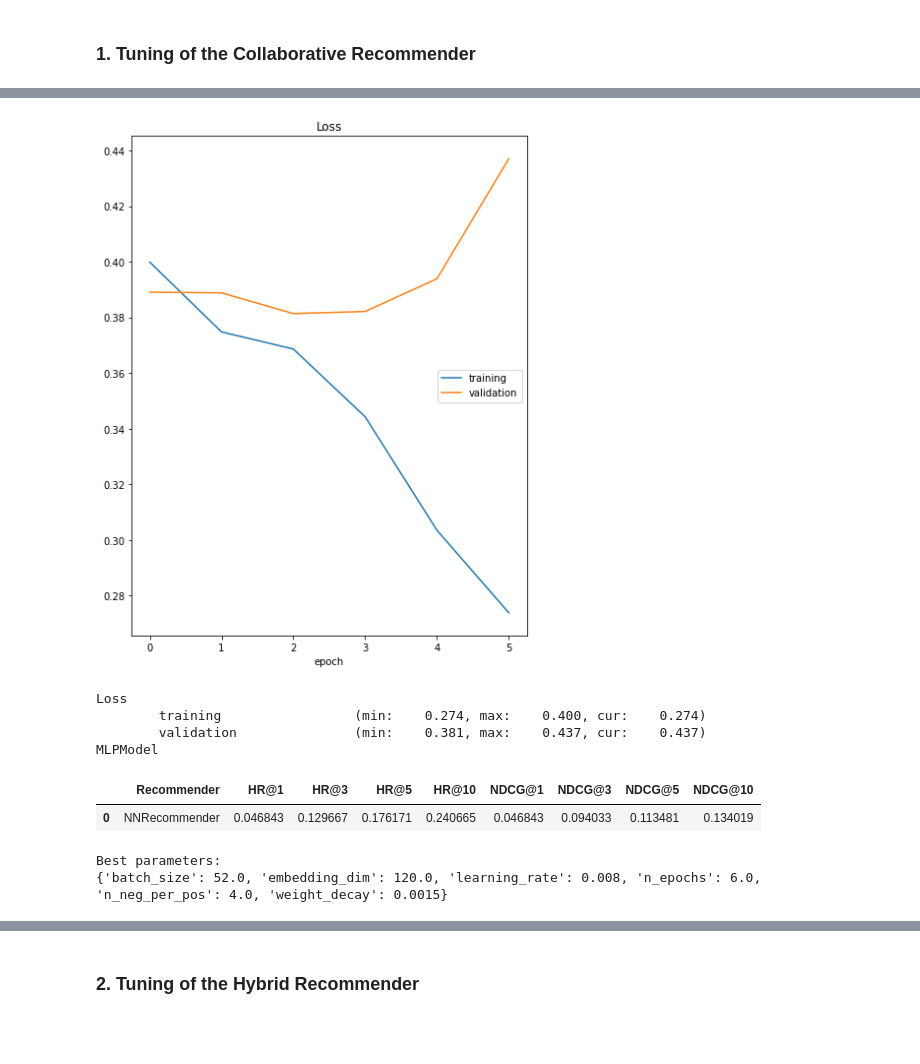
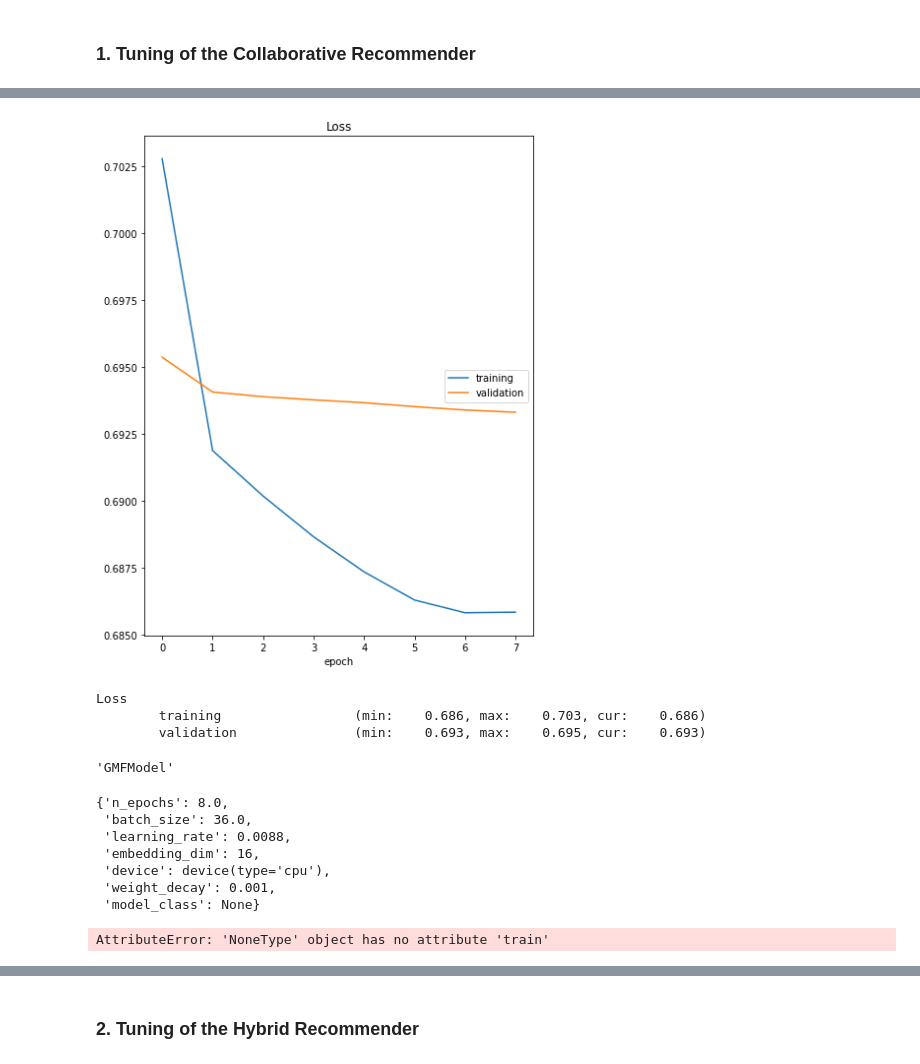
Before and after one commit to kabix09/NeuralNetworkHotelRecommender, a Jupyter notebook: project_2_recommender_and_evaluation.ipynb, the cells around one changed output, grey strips where cells are left out. Drawn from its saved outputs; the diff is of its cells as text; code cells hidden in the pictures; blank space fills up the shorter version.

```diff
--- a/project_2_recommender_and_evaluation.ipynb
+++ b/project_2_recommender_and_evaluation.ipynb
@@ -752,7 +752,7 @@ class NNRecommender(Recommender):
                 embedding_dim=6,
                 device=torch.device("cuda:0" if torch.cuda.is_available() else "cpu"),
                 weight_decay=0.0001,
-                model_class='MLPModel'):
+                model_class=None):
         """
         Initialize recommender params and variables.
         """
@@ -789,6 +789,7 @@ class NNRecommender(Recommender):
             'model_class': model_class
         }
         self.setup_config(params)
+        display(self.config)
 
     def setup_config(self, params):
         for key, value in params.items():
@@ -989,6 +990,8 @@ class NNRecommender(Recommender):
                 liveloss.update(logs)
                 liveloss.send()
 
+        display(self.config['model_class'])
+
         # Find the most popular items for the cold start problem
         offers_count = recommend_df.loc[:, ['item_id', 'user_id']].groupby(by='item_id').count()
         offers_count = offers_count.sort_values('user_id', ascending=False)
@@ -1209,30 +1217,35 @@ Best parameters:
 # %%
 # Test for classic veresion of recommender (using pairs user & item ids)
 param_space = {
     'n_neg_per_pos': hp.quniform('n_neg_per_pos', 1, 15, 1),
     'n_epochs': hp.quniform('n_epochs', 5, 30, 2),
     'batch_size': hp.quniform('batch_size', 16, 128, 4),
     'learning_rate': hp.quniform('learning_rate', 0.0001, 0.01, 0.0002),
     'embedding_dim': hp.quniform('embedding_dim', 16, 128, 8),
     'weight_decay': hp.quniform('weight_decay', 0.0001, 0.01, 0.0005),
-    'model_class': hp.choice('model_class', {1: 'GMFModel'})
+    'model_class': 'GMFModel'
+#    'model_class': hp.choice('model_class', {1: 'GMFModel'})
 }
 
 best_param_set = tune_recommender(NNRecommender, interactions_df, items_df,
                                   param_space, max_evals=10, show_progressbar=True, seed=seed)
 
 print("Best parameters:")
 print(best_param_set)
 # %% [output]
-[figure, old version]
+[figure, new version]
 Loss
-        training                 (min:    0.274, max:    0.400, cur:    0.274)
-        validation               (min:    0.381, max:    0.437, cur:    0.437)
-MLPModel
+        training                 (min:    0.686, max:    0.703, cur:    0.686)
+        validation               (min:    0.693, max:    0.695, cur:    0.693)
-|  | Recommender | HR@1 | HR@3 | HR@5 | HR@10 | NDCG@1 | NDCG@3 | NDCG@5 | NDCG@10 |
-| 0 | NNRecommender | 0.046843 | 0.129667 | 0.176171 | 0.240665 | 0.046843 | 0.094033 | 0.113481 | 0.134019 |
-Best parameters:
-{'batch_size': 52.0, 'embedding_dim': 120.0, 'learning_rate': 0.008, 'n_epochs': 6.0, 'n_neg_per_pos': 4.0, 'weight_decay': 0.0015}
+'GMFModel'
+{'n_epochs': 8.0,
+ 'batch_size': 36.0,
+ 'learning_rate': 0.0088,
+ 'embedding_dim': 16,
+ 'device': device(type='cpu'),
+ 'weight_decay': 0.001,
+ 'model_class': None}
+AttributeError: 'NoneType' object has no attribute 'train'
 # %%
 # Test for classic veresion of recommender (using pairs user & item ids)
 param_space = {
```
Also changed, not shown: parts of 13 cells of this notebook, 7 other files.
